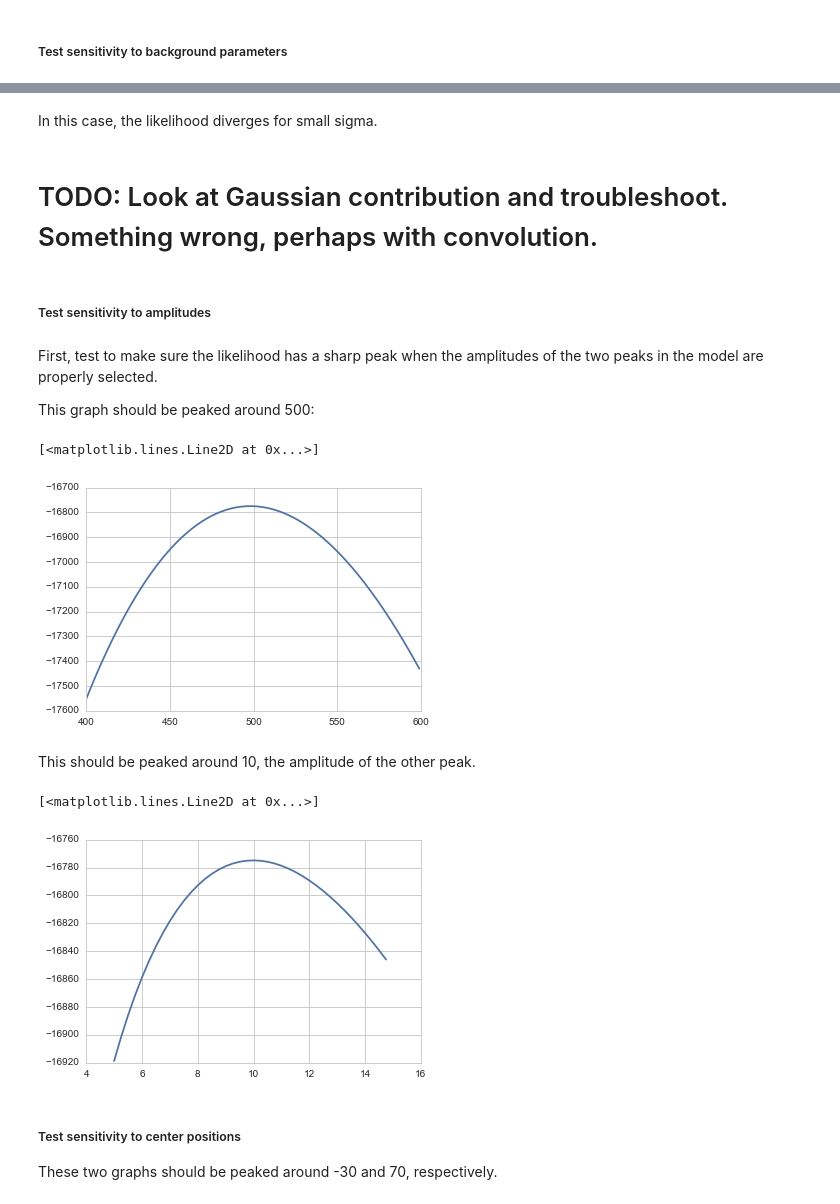
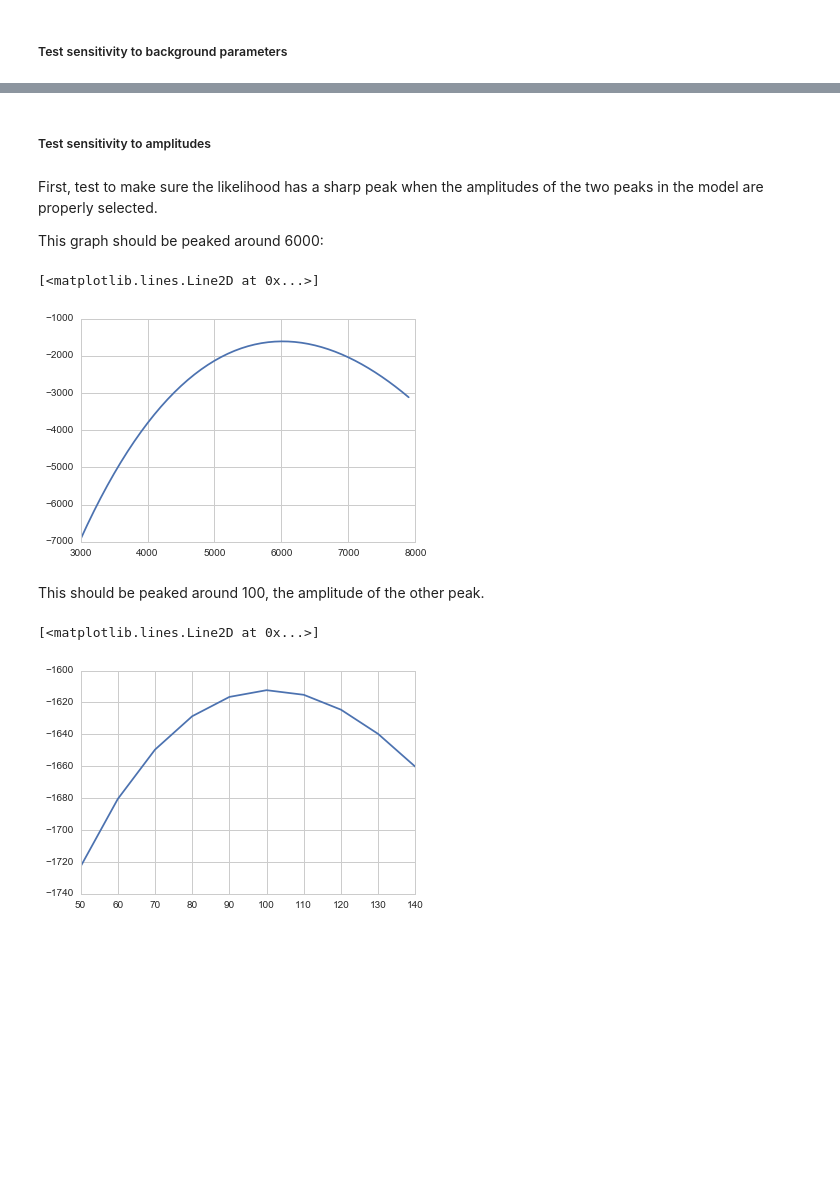
Before and after one commit to ruffinevans/sivtempfit, a Jupyter notebook: model-testing.ipynb, the cells around one changed output, grey strips where cells are left out. Saved outputs shown, nothing was run; the diff lists cells and outputs as text; code cells hidden in the pictures; blank space fills up the shorter version.

```diff
--- a/model-testing.ipynb
+++ b/model-testing.ipynb
@@ -40,7 +44,7 @@ Before we do the full monte carlo treatment, let's test that our likelihood func
 # %% [markdown]
 Load simple test case, with data from the function plus gaussian noise of mean 1 and standard deviation 0.5.
 # %%
-simulated_spectrum = io.load_Spectrum("sivtempfit/exampledata/simulated_spectrum.json")
+simulated_spectrum = io.load_Spectrum("sivtempfit/exampledata/simulated_spectrum_realistic.json")
 print(simulated_spectrum.metadata['Description'])
 # %% [output]
 Data generated from two_peak_model with the following command:
@@ -91,30 +79,22 @@ plt.plot(test_amp_list, test_ll)
-# %% [markdown]
-In this case, the likelihood diverges for small sigma.
-# %% [markdown]
-# TODO: Look at Gaussian contribution and troubleshoot. Something wrong, perhaps with convolution.
 # %% [markdown]
 ##### Test sensitivity to amplitudes
 # %% [markdown]
 First, test to make sure the likelihood has a sharp peak when the amplitudes of the two peaks in the model are properly selected.
 
-This graph should be peaked around 500:
+This graph should be peaked around 6000:
 # %%
-test_amp_list = np.arange(400,600,1)
-test_ll = [two_peak_log_likelihood_Spectrum(simulated_spectrum, x, 10, 0, 0, -30, 70, 20, 0.1, 1, 1, 0.5) for x in test_amp_list]
+test_amp_list = np.arange(3000,8000,100)
+test_ll = [two_peak_log_likelihood_Spectrum(simulated_spectrum, x, 100, 0, 0, 9, 731, 15, 0.15, 100, 1000, 10) for x in test_amp_list]
 plt.plot(test_amp_list, test_ll)
 # %% [output]
 [<matplotlib.lines.Line2D at 0x...>]
-[figure, old version]
+[figure, new version]
 # %% [markdown]
-This should be peaked around 10, the amplitude of the other peak.
+This should be peaked around 100, the amplitude of the other peak.
 # %%
-test_amp_list = np.arange(5,15,0.25)
-test_ll = [two_peak_log_likelihood_Spectrum(simulated_spectrum, 500, x, 0, 0, -30, 70, 20, 0.1, 1, 1, 0.5) for x in test_amp_list]
+test_amp_list = np.arange(50,150,10)
+test_ll = [two_peak_log_likelihood_Spectrum(simulated_spectrum, 6000, x, 0, 0, 9, 731, 15, 0.15, 100, 1000, 10) for x in test_amp_list]
 plt.plot(test_amp_list, test_ll)
 # %% [output]
 [<matplotlib.lines.Line2D at 0x...>]
-[figure, old version]
+[figure, new version]
-# %% [markdown]
-##### Test sensitivity to center positions
-
-These two graphs should be peaked around -30 and 70, respectively.
```
Also changed, not shown: parts of 26 cells of this notebook, 2 other files.
